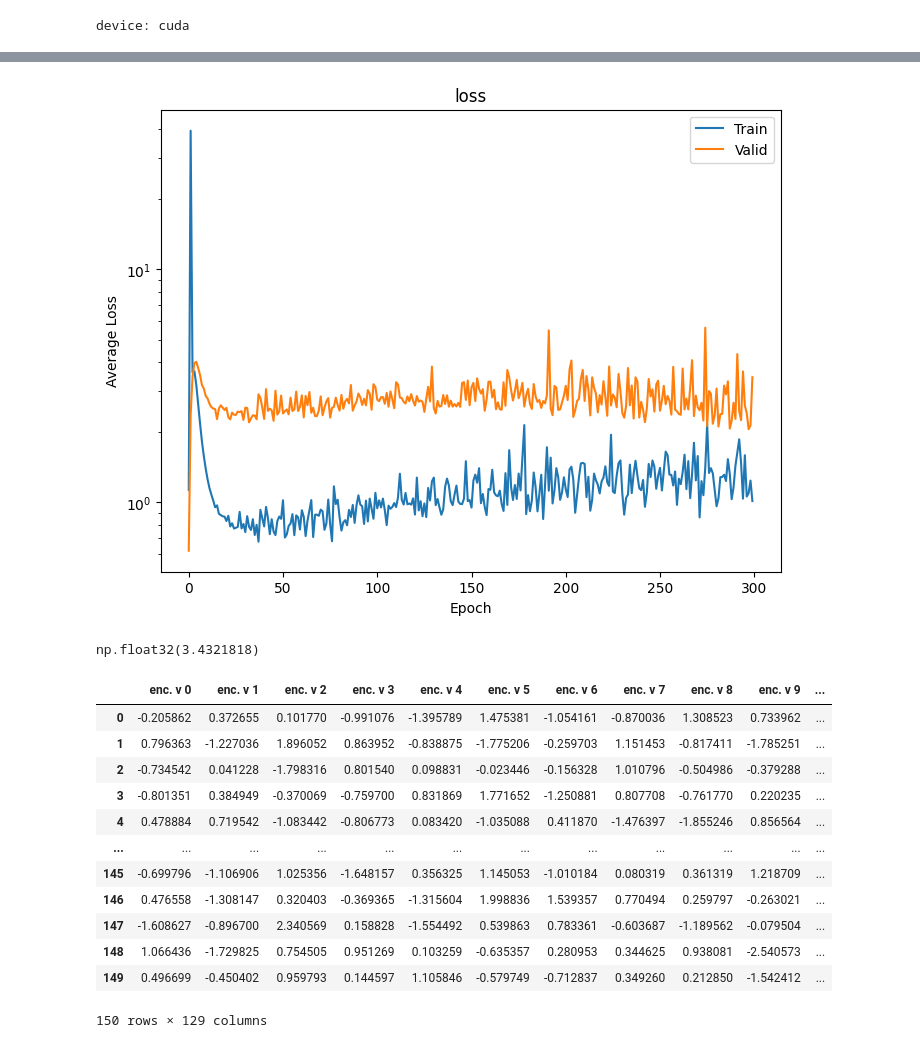
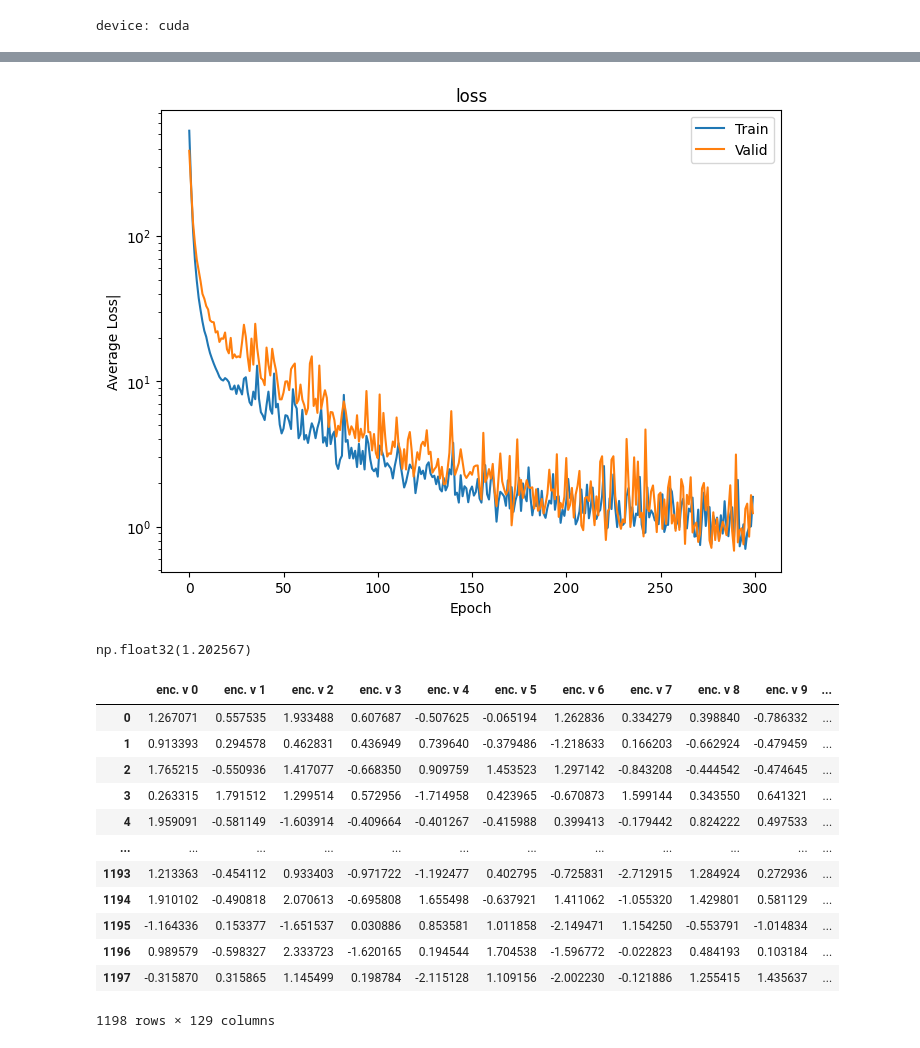
Before and after one commit to Audiofool934/Data-Side-of-the-Moon, a Jupyter notebook: code/model_fma.ipynb, the cells around one changed output, grey strips where cells are left out. Saved outputs shown, nothing was run; the diff lists cells and outputs as text; code cells hidden in the pictures.

```diff
--- a/code/model_fma.ipynb
+++ b/code/model_fma.ipynb
@@ -13,11 +13,11 @@ from decoder import Decoder, load_decoder
 from train import train_epoch, test_epoch
 # from utility import get_all_files_paths
 # %%
-TRAIN = False
+TRAIN = True
 
 BETA = 1
 BATCH_SIZE = 64
-LATENT_SPACE_DIM = 128
+LATENT_SPACE_DIM = 1024
 LEARNING_RATE = 1e-5
 
 SAVE_ROUND = 20
@@ -120,8 +122,8 @@ if TRAIN:
 	losses = {'train_loss':[],'val_loss':[]}
 
 	for epoch in range(NUM_EPOCHS):
-		beta = epoch / NUM_EPOCHS  # Increase beta over time
-		# beta = BETA
+		# beta = epoch / NUM_EPOCHS  # Increase beta over time
+		beta = BETA
 		train_loss =train_epoch(encoder, decoder, device, train_loader, loss_fn, optim, beta)
 		val_loss = test_epoch(encoder, decoder, device, valid_loader, loss_fn, beta)
 
@@ -158,19 +152,19 @@ if TRAIN:
 # %%
 plt.figure(figsize=(8,6))
 plt.semilogy(losses['train_loss'], label='Train')
 plt.semilogy(losses['val_loss'], label='Valid')
 plt.xlabel('Epoch')
-plt.ylabel('Average Loss')
+plt.ylabel('Average Loss|')
 # plt.grid()
 plt.legend()
 plt.title('loss')
 plt.show()
 # %% [output]
-[figure, old version]
+[figure, new version]
 # %%
 test_loss
 # %% [output]
-np.float32(3.4321818)
+np.float32(1.202567)
 # %%
 encoder_path = f"{model_save_path}/encoder.pth"
 decoder_path = f"{model_save_path}/decoder.pth"
@@ -201,15 +195,15 @@ encoded_samples.to_csv(f"{csv_save_path}/fma_small_encoded.csv", index=False)
 encoded_samples
 # %% [output]
 |  | enc. v 0 | enc. v 1 | enc. v 2 | enc. v 3 | enc. v 4 | enc. v 5 | enc. v 6 | enc. v 7 | enc. v 8 | enc. v 9 | ... |
-| 0 | -0.205862 | 0.372655 | 0.101770 | -0.991076 | -1.395789 | 1.475381 | -1.054161 | -0.870036 | 1.308523 | 0.733962 | ... |
-| 1 | 0.796363 | -1.227036 | 1.896052 | 0.863952 | -0.838875 | -1.775206 | -0.259703 | 1.151453 | -0.817411 | -1.785251 | ... |
-| 2 | -0.734542 | 0.041228 | -1.798316 | 0.801540 | 0.098831 | -0.023446 | -0.156328 | 1.010796 | -0.504986 | -0.379288 | ... |
-| 3 | -0.801351 | 0.384949 | -0.370069 | -0.759700 | 0.831869 | 1.771652 | -1.250881 | 0.807708 | -0.761770 | 0.220235 | ... |
-| 4 | 0.478884 | 0.719542 | -1.083442 | -0.806773 | 0.083420 | -1.035088 | 0.411870 | -1.476397 | -1.855246 | 0.856564 | ... |
+| 0 | 1.267071 | 0.557535 | 1.933488 | 0.607687 | -0.507625 | -0.065194 | 1.262836 | 0.334279 | 0.398840 | -0.786332 | ... |
+| 1 | 0.913393 | 0.294578 | 0.462831 | 0.436949 | 0.739640 | -0.379486 | -1.218633 | 0.166203 | -0.662924 | -0.479459 | ... |
+| 2 | 1.765215 | -0.550936 | 1.417077 | -0.668350 | 0.909759 | 1.453523 | 1.297142 | -0.843208 | -0.444542 | -0.474645 | ... |
+| 3 | 0.263315 | 1.791512 | 1.299514 | 0.572956 | -1.714958 | 0.423965 | -0.670873 | 1.599144 | 0.343550 | 0.641321 | ... |
+| 4 | 1.959091 | -0.581149 | -1.603914 | -0.409664 | -0.401267 | -0.415988 | 0.399413 | -0.179442 | 0.824222 | 0.497533 | ... |
 | ... | ... | ... | ... | ... | ... | ... | ... | ... | ... | ... | ... |
-| 145 | -0.699796 | -1.106906 | 1.025356 | -1.648157 | 0.356325 | 1.145053 | -1.010184 | 0.080319 | 0.361319 | 1.218709 | ... |
-| 146 | 0.476558 | -1.308147 | 0.320403 | -0.369365 | -1.315604 | 1.998836 | 1.539357 | 0.770494 | 0.259797 | -0.263021 | ... |
-| 147 | -1.608627 | -0.896700 | 2.340569 | 0.158828 | -1.554492 | 0.539863 | 0.783361 | -0.603687 | -1.189562 | -0.079504 | ... |
-| 148 | 1.066436 | -1.729825 | 0.754505 | 0.951269 | 0.103259 | -0.635357 | 0.280953 | 0.344625 | 0.938081 | -2.540573 | ... |
-| 149 | 0.496699 | -0.450402 | 0.959793 | 0.144597 | 1.105846 | -0.579749 | -0.712837 | 0.349260 | 0.212850 | -1.542412 | ... |
+| 1193 | 1.213363 | -0.454112 | 0.933403 | -0.971722 | -1.192477 | 0.402795 | -0.725831 | -2.712915 | 1.284924 | 0.272936 | ... |
+| 1194 | 1.910102 | -0.490818 | 2.070613 | -0.695808 | 1.655498 | -0.637921 | 1.411062 | -1.055320 | 1.429801 | 0.581129 | ... |
+| 1195 | -1.164336 | 0.153377 | -1.651537 | 0.030886 | 0.853581 | 1.011858 | -2.149471 | 1.154250 | -0.553791 | -1.014834 | ... |
+| 1196 | 0.989579 | -0.598327 | 2.333723 | -1.620165 | 0.194544 | 1.704538 | -1.596772 | -0.022823 | 0.484193 | 0.103184 | ... |
+| 1197 | -0.315870 | 0.315865 | 1.145499 | 0.198784 | -2.115128 | 1.109156 | -2.002230 | -0.121886 | 1.255415 | 1.435637 | ... |
-150 rows × 129 columns
+1198 rows × 129 columns
```
Also changed, not shown: parts of 2 cells of this notebook, 4 other files.
